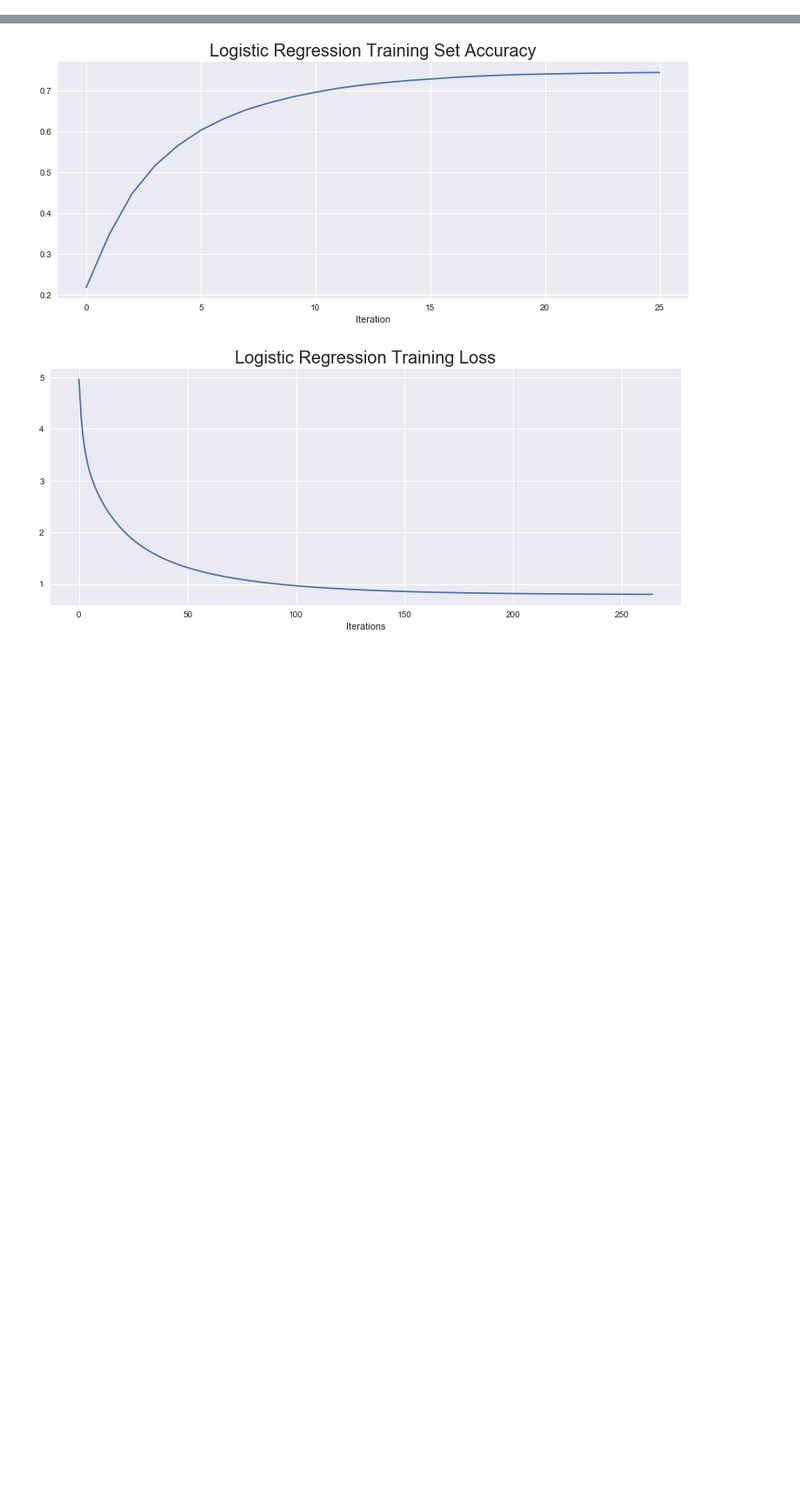
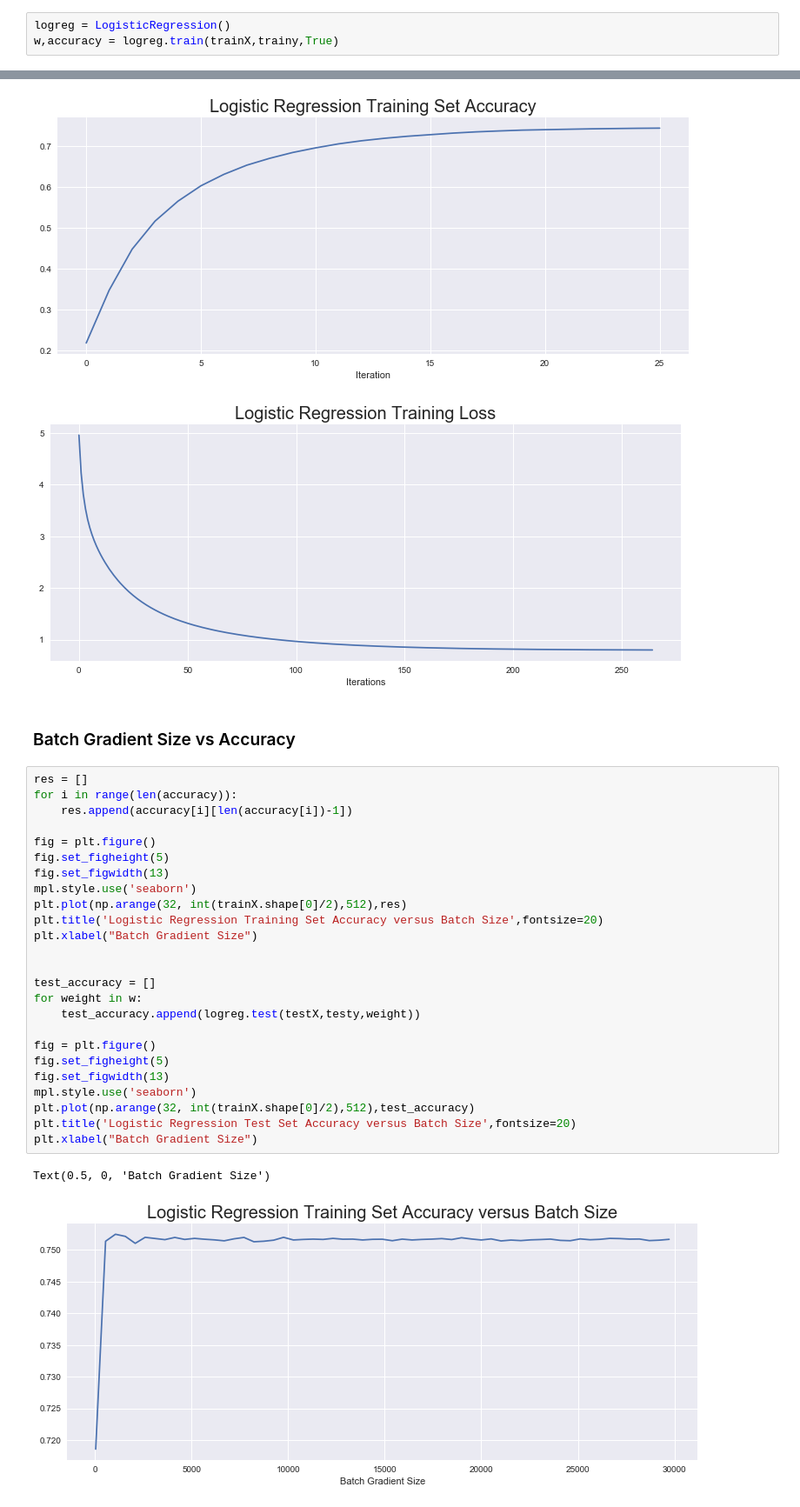
Before and after one commit to Viraj-Joshi/Gradient-Descent, a Jupyter notebook: Gradient Descent.ipynb, the cells around one changed output, grey strips where cells are left out. Shown at 87% size. Drawn from its saved outputs; the diff is of its cells as text; blank space fills up the shorter version.

Commit message:
Added some plots

```diff
--- a/Gradient Descent.ipynb
+++ b/Gradient Descent.ipynb
@@ -188,0 +207,3 @@ Model Accuracy on Test Set: 0.7459
+# %%
+logreg = LogisticRegression()
+w,accuracy = logreg.train(trainX,trainy,True)
@@ -206,3 +249,33 @@ plt.xlabel("Iterations")
 Text(0.5, 0, 'Iterations')
 [figure]
 [figure]
+# %% [markdown]
+### Batch Gradient Size vs Accuracy
+# %%
+res = []
+for i in range(len(accuracy)):
+    res.append(accuracy[i][len(accuracy[i])-1])
+
+fig = plt.figure()
+fig.set_figheight(5)
+fig.set_figwidth(13)
+mpl.style.use('seaborn')
+plt.plot(np.arange(32, int(trainX.shape[0]/2),512),res)
+plt.title('Logistic Regression Training Set Accuracy versus Batch Size',fontsize=20)
+plt.xlabel("Batch Gradient Size")
+
+
+test_accuracy = []
+for weight in w:
+    test_accuracy.append(logreg.test(testX,testy,weight))
+
+fig = plt.figure()
+fig.set_figheight(5)
+fig.set_figwidth(13)
+mpl.style.use('seaborn')
+plt.plot(np.arange(32, int(trainX.shape[0]/2),512),test_accuracy)
+plt.title('Logistic Regression Test Set Accuracy versus Batch Size',fontsize=20)
+plt.xlabel("Batch Gradient Size")
+# %% [output]
+Text(0.5, 0, 'Batch Gradient Size')
+[figure, added]
```
Also changed, not shown: parts of 8 cells of this notebook.
